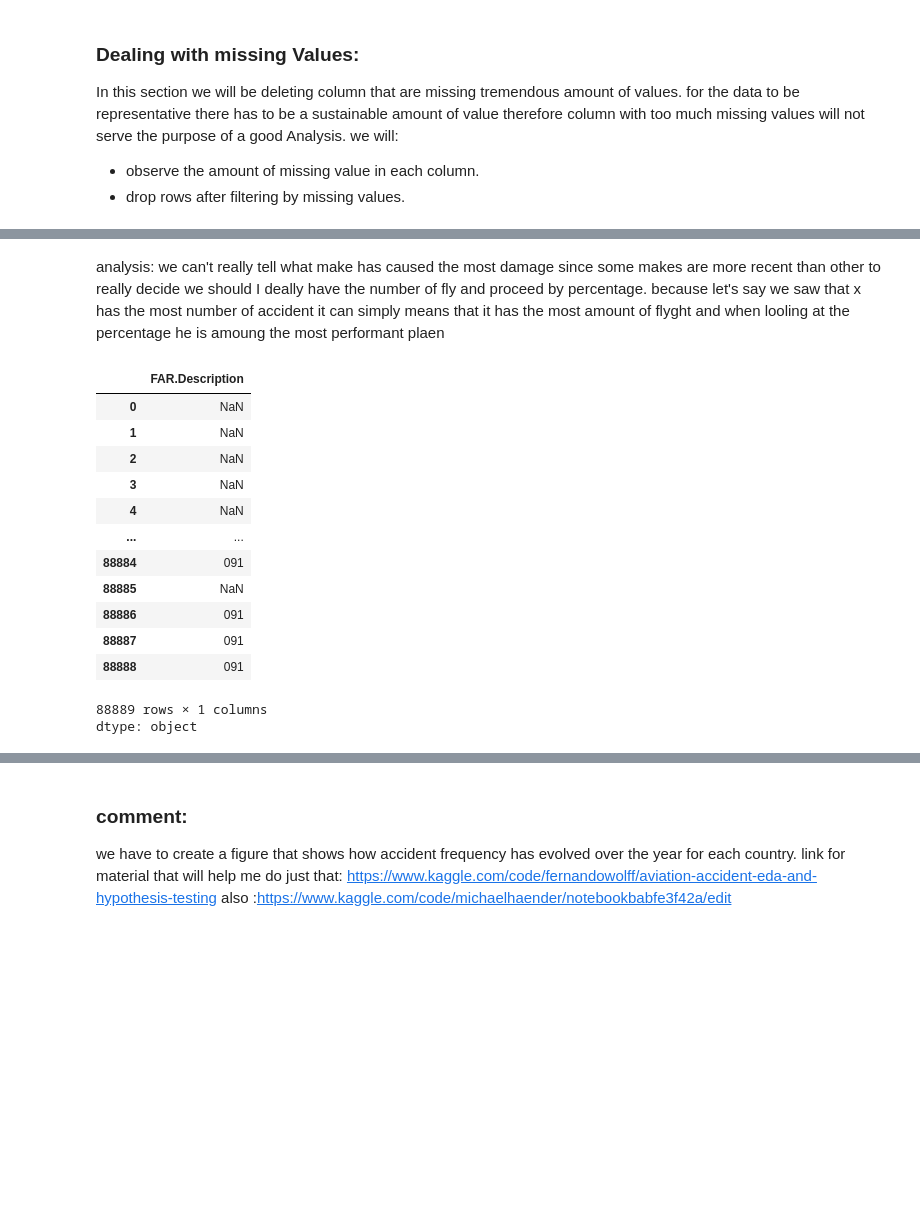
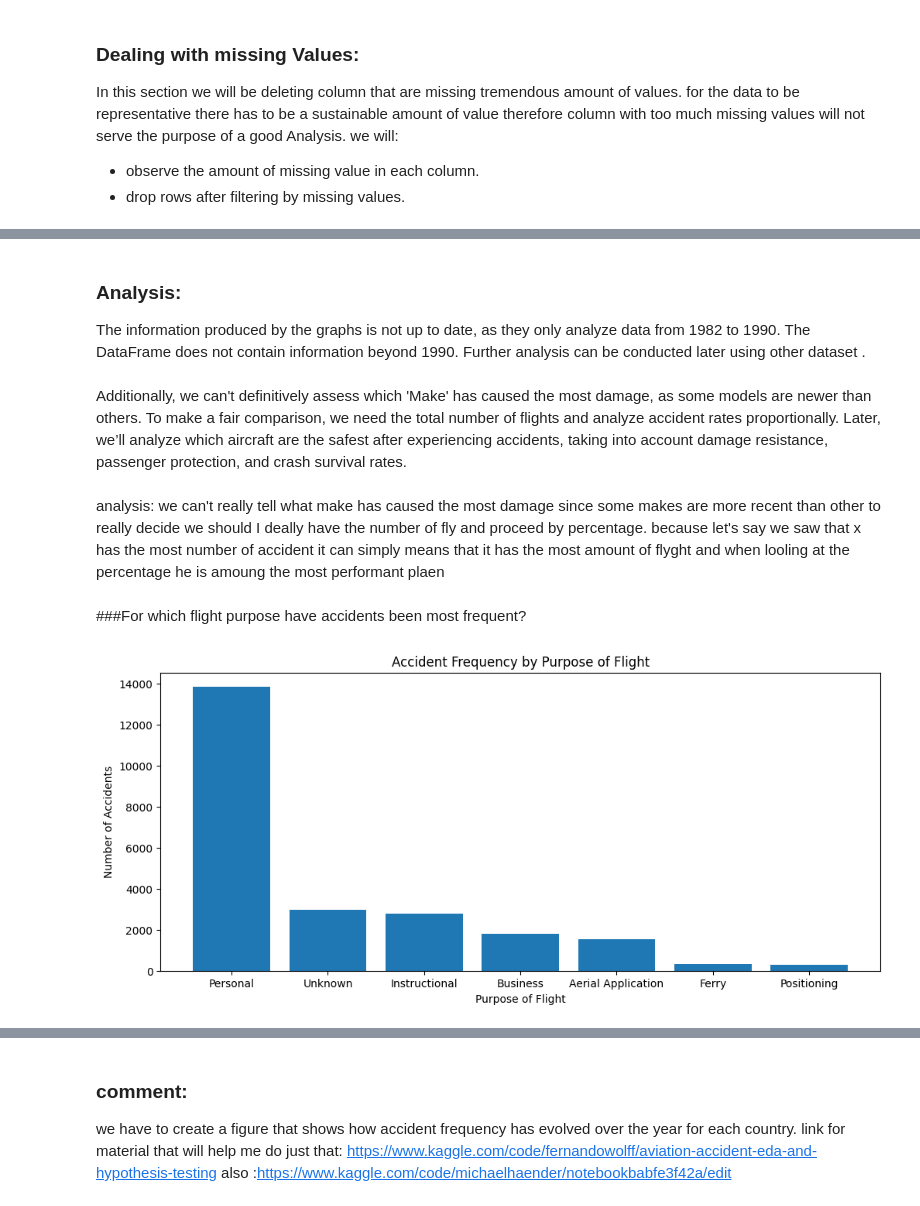
Before and after one commit to Haender-Michael/Haender_practice, a Jupyter notebook: Copie_de_Copie_de_Untitled1.ipynb, the cells around one changed output, grey strips where cells are left out. Drawn from its saved outputs; the diff is of its cells as text; code cells hidden in the pictures; blank space fills up the shorter version.

```diff
--- a/Copie_de_Copie_de_Untitled1.ipynb
+++ b/Copie_de_Copie_de_Untitled1.ipynb
@@ -363,21 +427,30 @@ np.int64(87951)
+# %% [markdown]
+### Analysis:
+The information produced by the graphs is not up to date, as they only analyze data from 1982 to 1990. The DataFrame does not contain information beyond 1990. Further analysis can be conducted later using other dataset .
+# %% [markdown]
+
+Additionally, we can't definitively assess which 'Make' has caused the most damage, as some models are newer than others. To make a fair comparison, we need the total number of flights and analyze accident rates proportionally.
+Later, we’ll analyze which aircraft are the safest after experiencing accidents, taking into account damage resistance, passenger protection, and crash survival rates.
 # %% [markdown]
 analysis:
 we can't really tell what make has caused the most damage since some makes are more recent than other
 to really decide we should I deally have the number of fly and proceed by percentage. because let's say we saw that x has the most number of accident it can simply means that it has the most amount of flyght and when looling at the percentage he is amoung the most performant plaen
-# %%
-df['FAR.Description']
-# %% [output]
-|  | FAR.Description |
-| 0 | NaN |
-| 1 | NaN |
-| 2 | NaN |
-| 3 | NaN |
-| 4 | NaN |
-| ... | ... |
-| 88884 | 091 |
-| 88885 | NaN |
-| 88886 | 091 |
-| 88887 | 091 |
-| 88888 | 091 |
-88889 rows × 1 columns
-dtype: object
+# %% [markdown]
+###For which flight purpose have accidents been most frequent?
+# %%
+# Count occurrences of flight purposes and select top 5
+purpose_of_flight = df2['Purpose_of_flight'].value_counts().head(7)
+
+# Create figure and axis
+fig, ax = plt.subplots(figsize=(12, 5))  # Fixed typo
+
+# Plot bar chart
+ax.bar(purpose_of_flight.index, purpose_of_flight.values)
+ax.set_title('Accident Frequency by Purpose of Flight')
+ax.set_xlabel('Purpose of Flight')
+ax.set_ylabel('Number of Accidents')
+
+# Show the plot
+plt.show()
+# %% [output]
+[figure, added]
```
Also changed, not shown: parts of 32 cells of this notebook.
